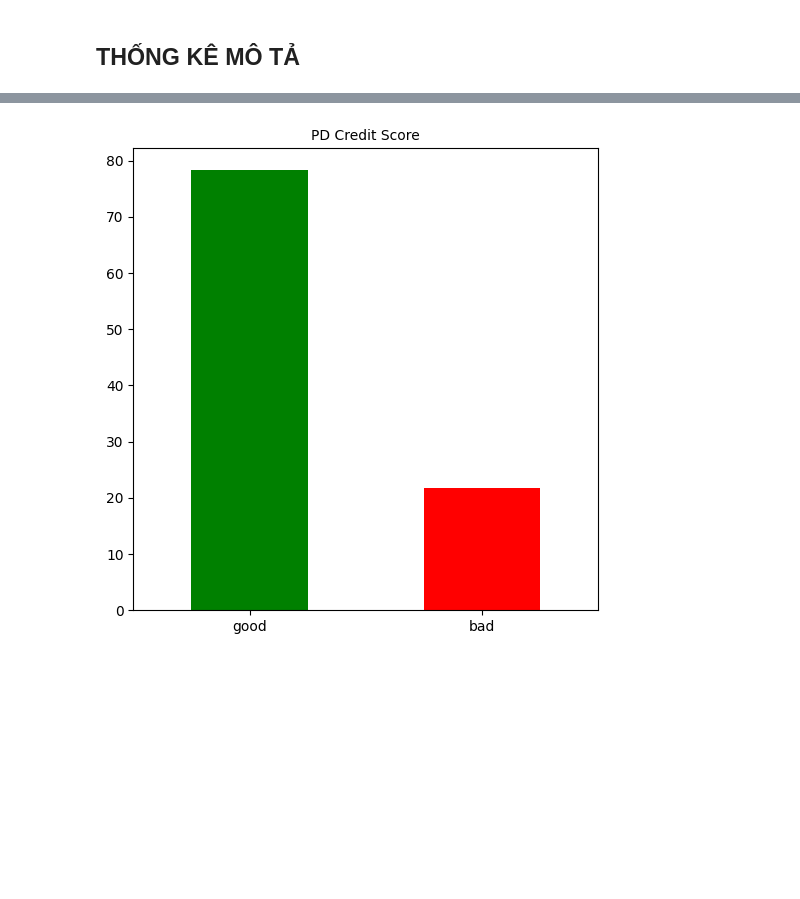
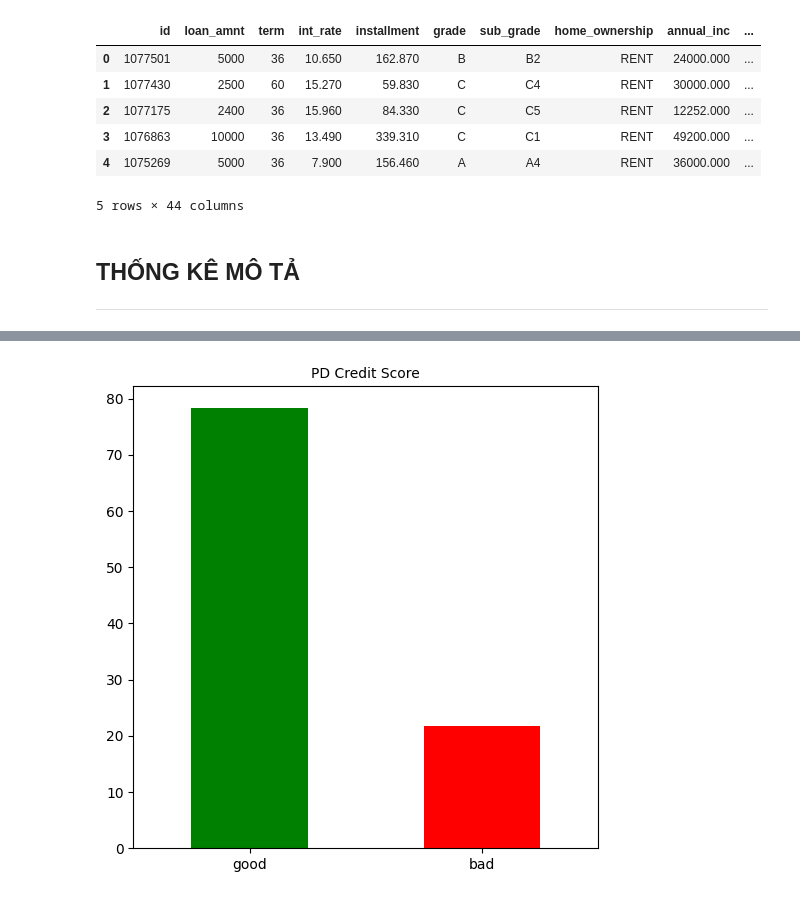
Before and after one commit to tnt305/Creditcard-default-prediction, a Jupyter notebook: credit score describe data.ipynb, the cells around one changed output, grey strips where cells are left out. Cells and saved outputs as stored; diff of their text form; code cells hidden in the pictures; blank space fills up the shorter version.

```diff
--- a/credit score describe data.ipynb
+++ b/credit score describe data.ipynb
@@ -12,5 +12,14 @@ warnings.filterwarnings("ignore")
 # %%
 #import
 df = pd.read_csv(r'E:\learn st new\Credit score\loan_data_preprocess.csv', low_memory= False)
+df.head()
+# %% [output]
+|  | id | loan_amnt | term | int_rate | installment | grade | sub_grade | home_ownership | annual_inc | ... |
+| 0 | 1077501 | 5000 | 36 | 10.650 | 162.870 | B | B2 | RENT | 24000.000 | ... |
+| 1 | 1077430 | 2500 | 60 | 15.270 | 59.830 | C | C4 | RENT | 30000.000 | ... |
+| 2 | 1077175 | 2400 | 36 | 15.960 | 84.330 | C | C5 | RENT | 12252.000 | ... |
+| 3 | 1076863 | 10000 | 36 | 13.490 | 339.310 | C | C1 | RENT | 49200.000 | ... |
+| 4 | 1075269 | 5000 | 36 | 7.900 | 156.460 | A | A4 | RENT | 36000.000 | ... |
+5 rows × 44 columns
 # %%
 # nhóm các biến đầu vào và đầu ra thành các dataframe
@@ -18,4 +27,5 @@ input = df
 output = df['loan_ending']
 # %% [markdown]
 ## THỐNG KÊ MÔ TẢ
+---
 # %%
```
Also changed, not shown: parts of 39 cells of this notebook, 1 other file.
